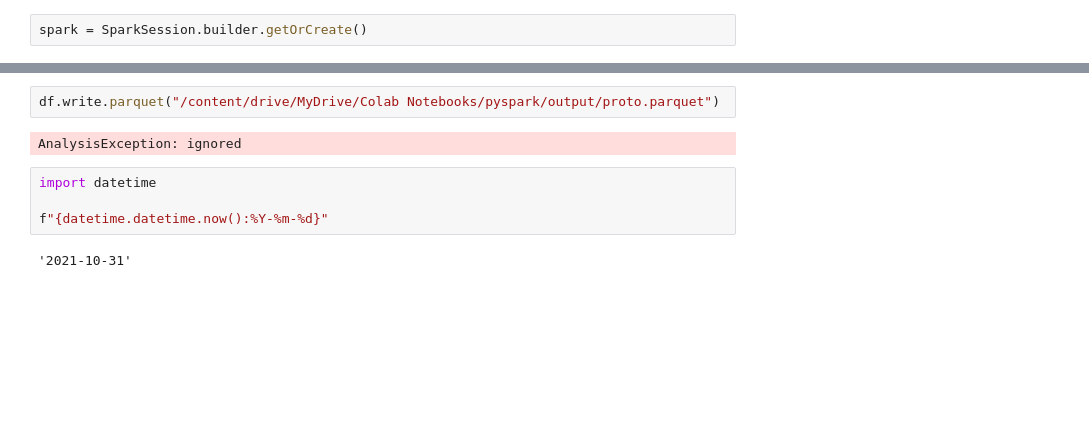
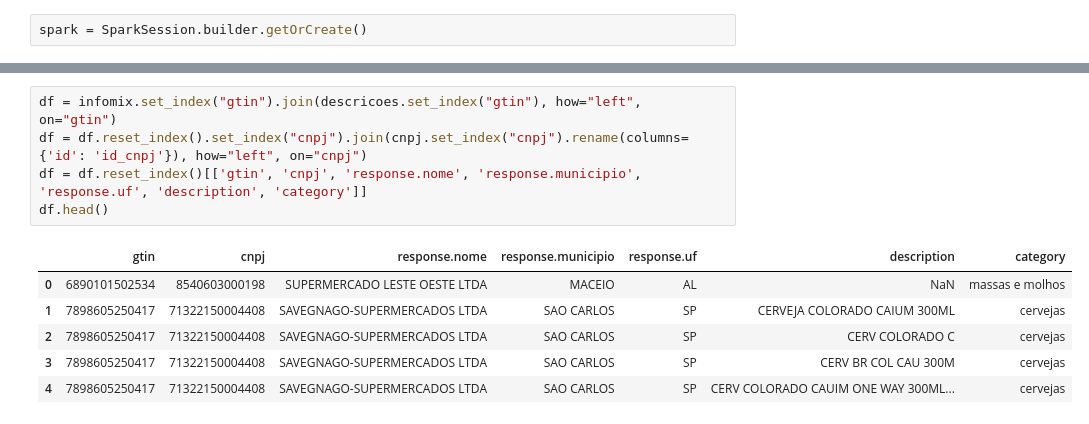
Before and after one commit to pedroafleite/data-etl, a Jupyter notebook: data_etl.ipynb, the cells around one changed output, grey strips where cells are left out. Saved outputs shown, nothing was run; the diff lists cells and outputs as text; blank space fills up the shorter version.

```diff
--- a/data_etl.ipynb
+++ b/data_etl.ipynb
@@ -80,10 +95,12 @@ df.show()
-# %%
-df.write.parquet("/content/drive/MyDrive/Colab Notebooks/pyspark/output/proto.parquet")
-# %% [output]
-AnalysisException: ignored
-# %%
-import datetime
-
-f"{datetime.datetime.now():%Y-%m-%d}"
-# %% [output]
-'2021-10-31'
+# %%
+df = infomix.set_index("gtin").join(descricoes.set_index("gtin"), how="left", on="gtin")
+df = df.reset_index().set_index("cnpj").join(cnpj.set_index("cnpj").rename(columns={'id': 'id_cnpj'}), how="left", on="cnpj")
+df = df.reset_index()[['gtin', 'cnpj', 'response.nome', 'response.municipio', 'response.uf', 'description', 'category']]
+df.head()
+# %% [output]
+|  | gtin | cnpj | response.nome | response.municipio | response.uf | description | category |
+| 0 | 6890101502534 | 8540603000198 | SUPERMERCADO LESTE OESTE LTDA | MACEIO | AL | NaN | massas e molhos |
+| 1 | 7898605250417 | 71322150004408 | SAVEGNAGO-SUPERMERCADOS LTDA | SAO CARLOS | SP | CERVEJA COLORADO CAIUM 300ML | cervejas |
+| 2 | 7898605250417 | 71322150004408 | SAVEGNAGO-SUPERMERCADOS LTDA | SAO CARLOS | SP | CERV COLORADO C | cervejas |
+| 3 | 7898605250417 | 71322150004408 | SAVEGNAGO-SUPERMERCADOS LTDA | SAO CARLOS | SP | CERV BR COL CAU 300M | cervejas |
+| 4 | 7898605250417 | 71322150004408 | SAVEGNAGO-SUPERMERCADOS LTDA | SAO CARLOS | SP | CERV COLORADO CAUIM ONE WAY 300ML... | cervejas |
```
Also changed, not shown: parts of 13 cells of this notebook.
